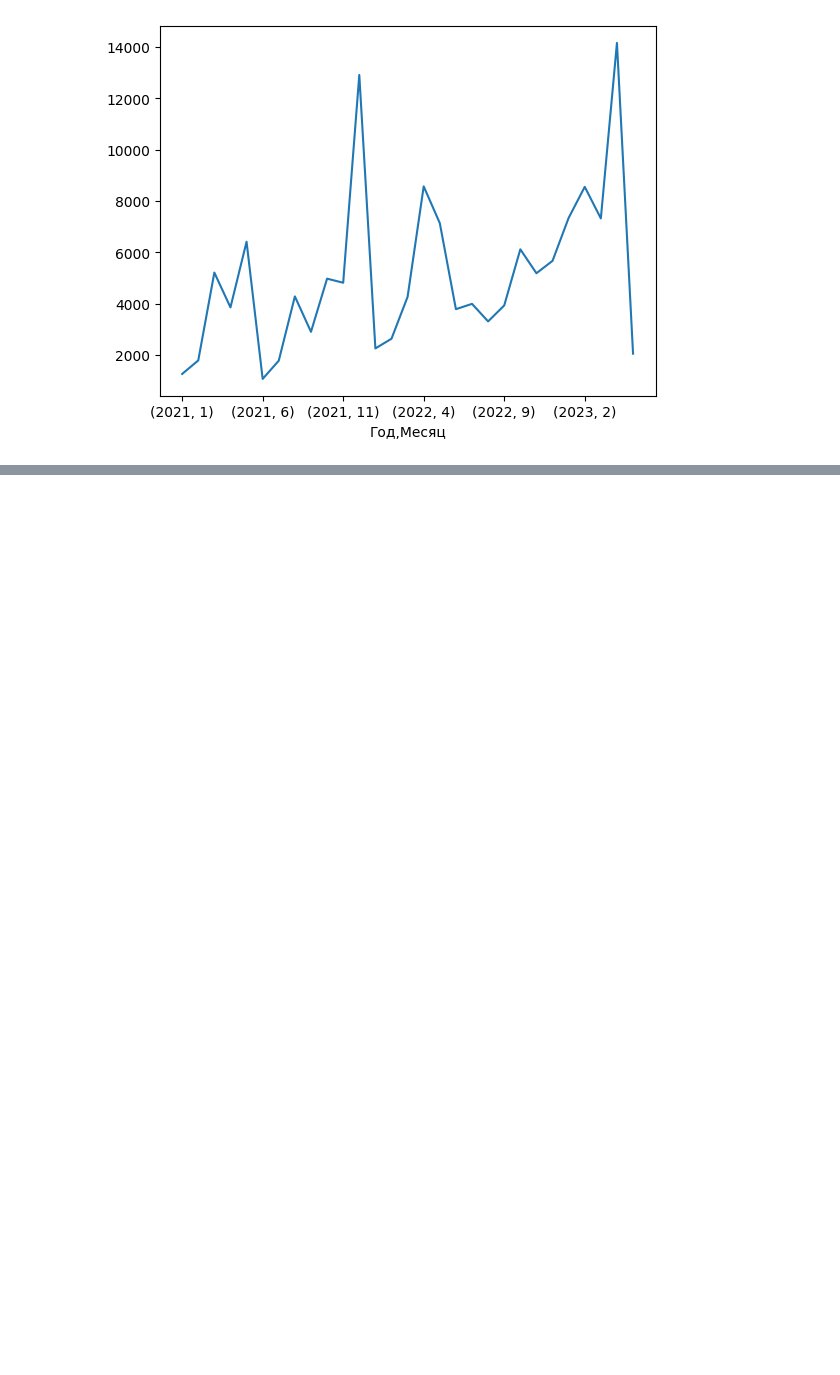
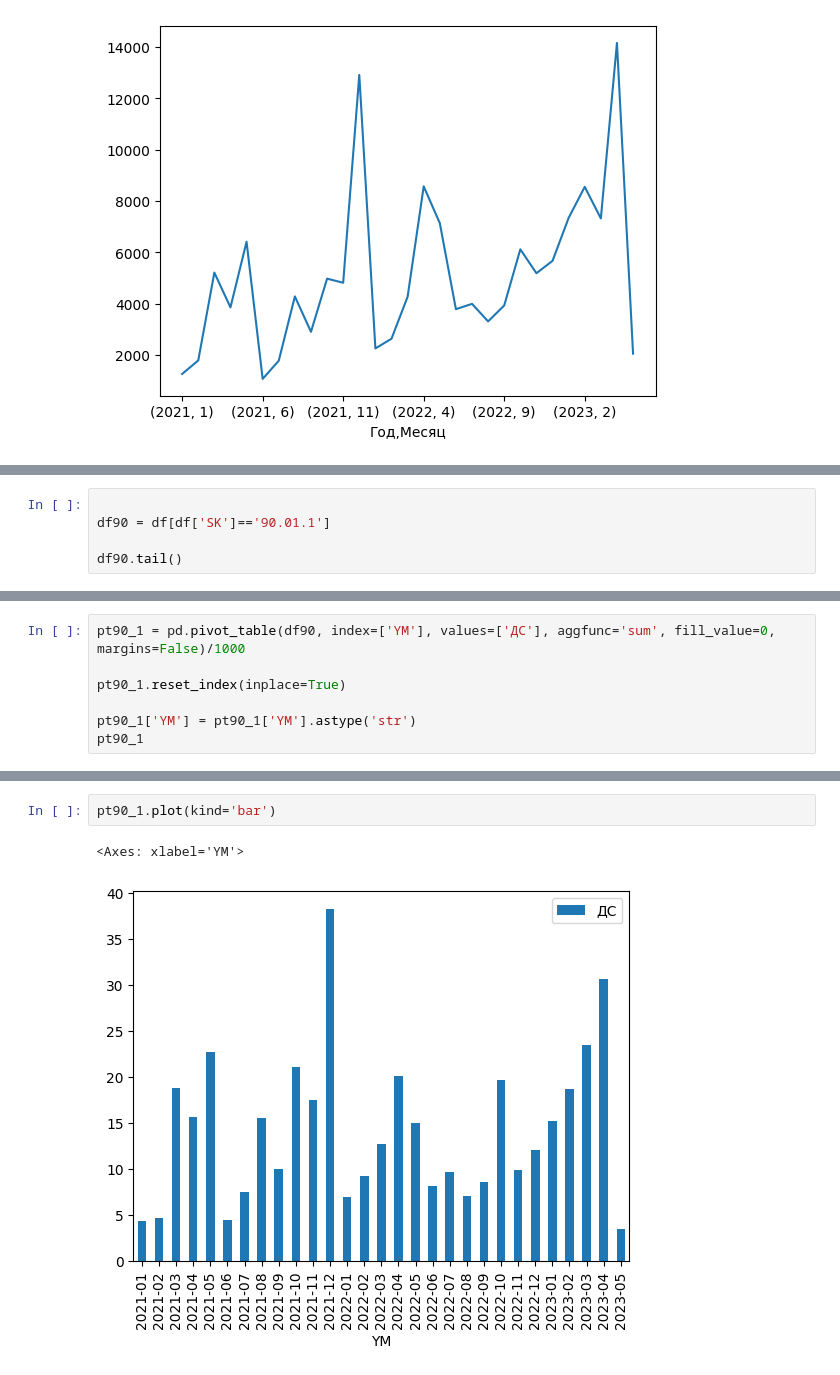
Before and after one commit to Smolenishev/streamlit-test_1-app, a Jupyter notebook: test_1.ipynb, the cells around one changed output, grey strips where cells are left out. Cells and saved outputs as stored; diff of their text form; blank space fills up the shorter version.

```diff
--- a/test_1.ipynb
+++ b/test_1.ipynb
@@ -140,0 +172,5 @@ tabl.plot(kind="line")
+# %%
+
+df90 = df[df['SK']=='90.01.1']
+
+df90.tail()
@@ -140,0 +185,7 @@ tabl.plot(kind="line")
+# %%
+pt90_1 = pd.pivot_table(df90, index=['YM'], values=['ДС'], aggfunc='sum', fill_value=0, margins=False)/1000
+
+pt90_1.reset_index(inplace=True)
+
+pt90_1['YM'] = pt90_1['YM'].astype('str')
+pt90_1
@@ -140,0 +210,5 @@ tabl.plot(kind="line")
+# %%
+pt90_1.plot(kind='bar')
+# %% [output]
+<Axes: xlabel='YM'>
+[figure, added]
```
Also changed, not shown: parts of 8 cells of this notebook, 1 other file.
